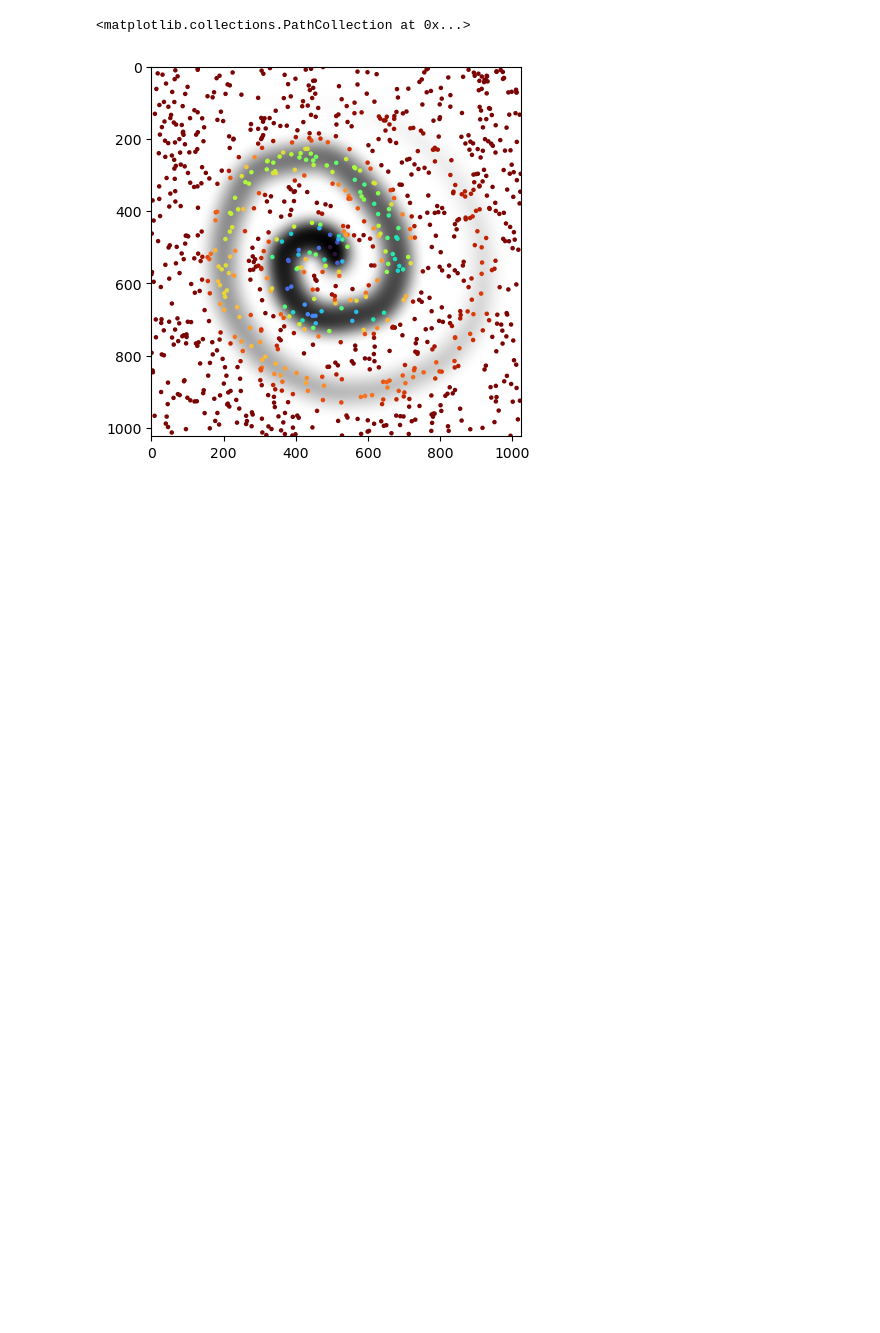
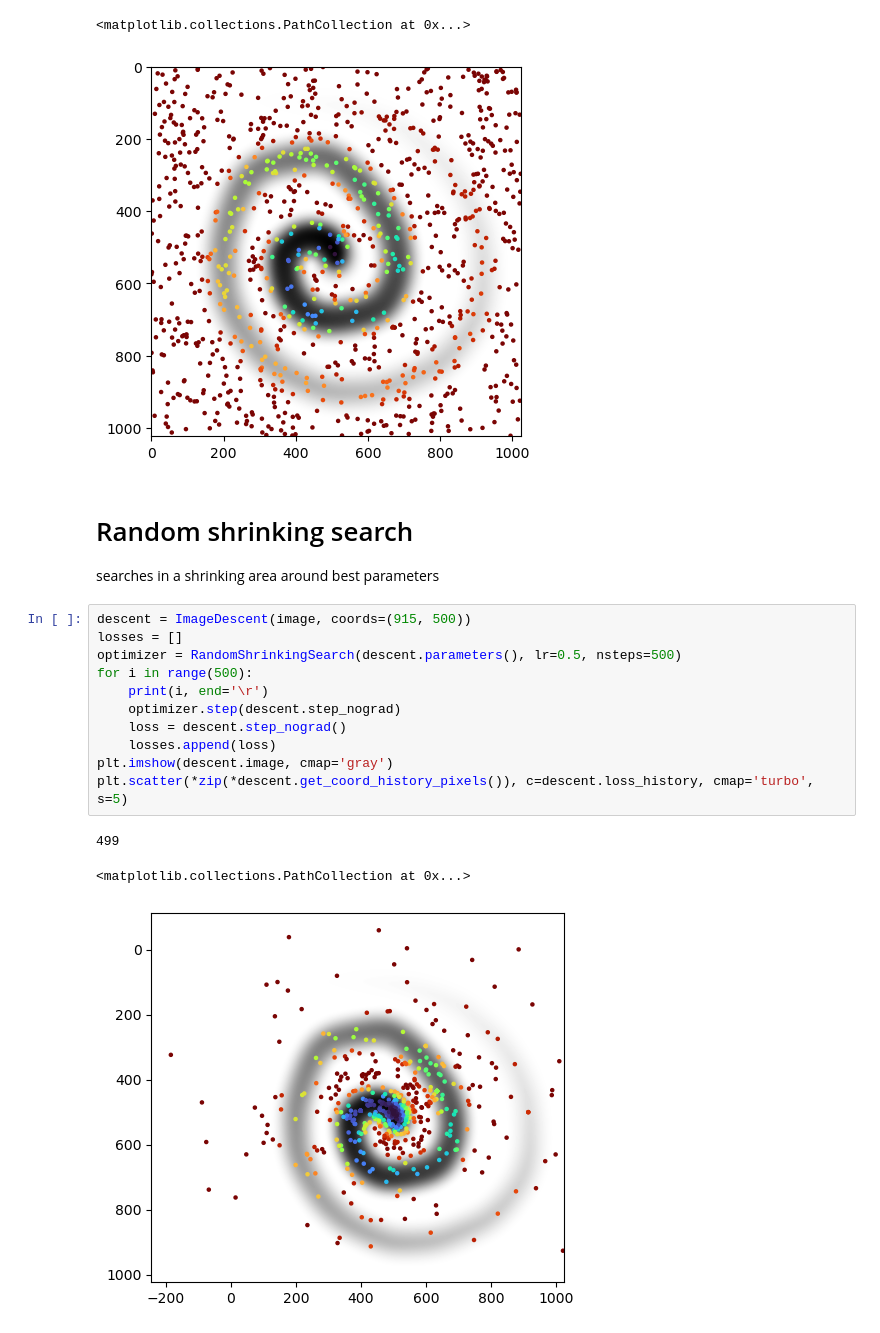
Before and after one commit to inikishev/torchzero-old, a Jupyter notebook: notebooks/random search.ipynb, the cells around one changed output. Cells and saved outputs as stored; diff of their text form; blank space fills up the shorter version.

Commit message:
added random shrinking search

```diff
--- a/notebooks/random search.ipynb
+++ b/notebooks/random search.ipynb
@@ -45,3 +44,21 @@ plt.scatter(*zip(*descent.get_coord_history_pixels()), c=descent.loss_history, c
 999
 <matplotlib.collections.PathCollection at 0x...>
 [figure]
+# %% [markdown]
+# Random shrinking search
+searches in a shrinking area around best parameters
+# %%
+descent = ImageDescent(image, coords=(915, 500))
+losses = []
+optimizer = RandomShrinkingSearch(descent.parameters(), lr=0.5, nsteps=500)
+for i in range(500):
+    print(i, end='\r')
+    optimizer.step(descent.step_nograd)
+    loss = descent.step_nograd()
+    losses.append(loss)
+plt.imshow(descent.image, cmap='gray')
+plt.scatter(*zip(*descent.get_coord_history_pixels()), c=descent.loss_history, cmap='turbo', s=5)
+# %% [output]
+499
+<matplotlib.collections.PathCollection at 0x...>
+[figure, added]
```
Also changed, not shown: parts of 2 cells of this notebook, 7 other files.
